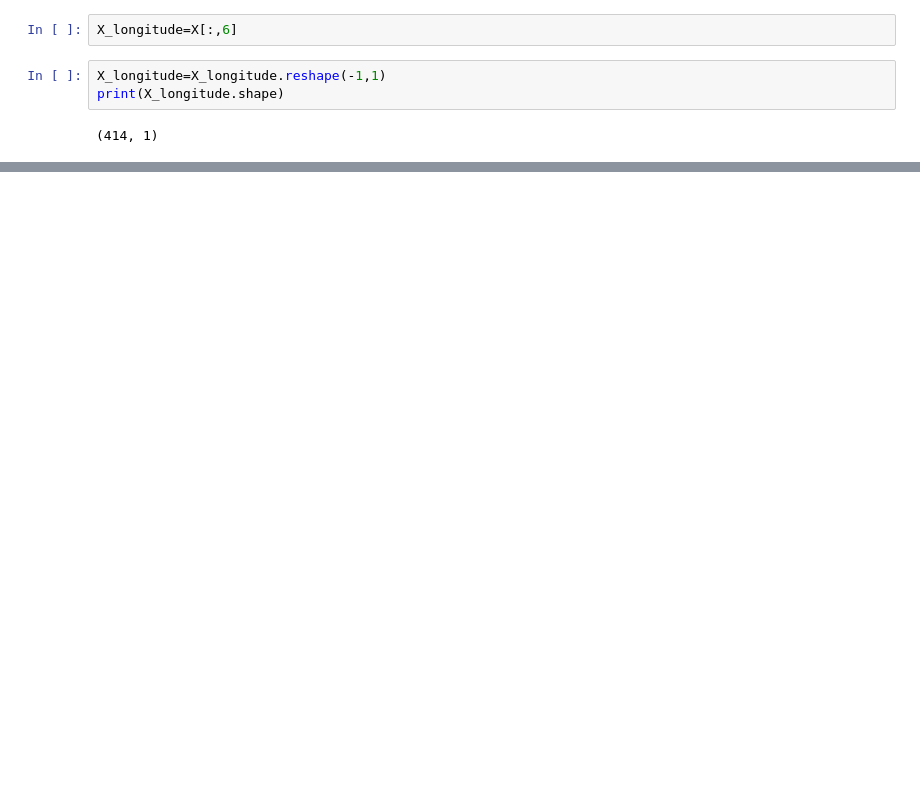
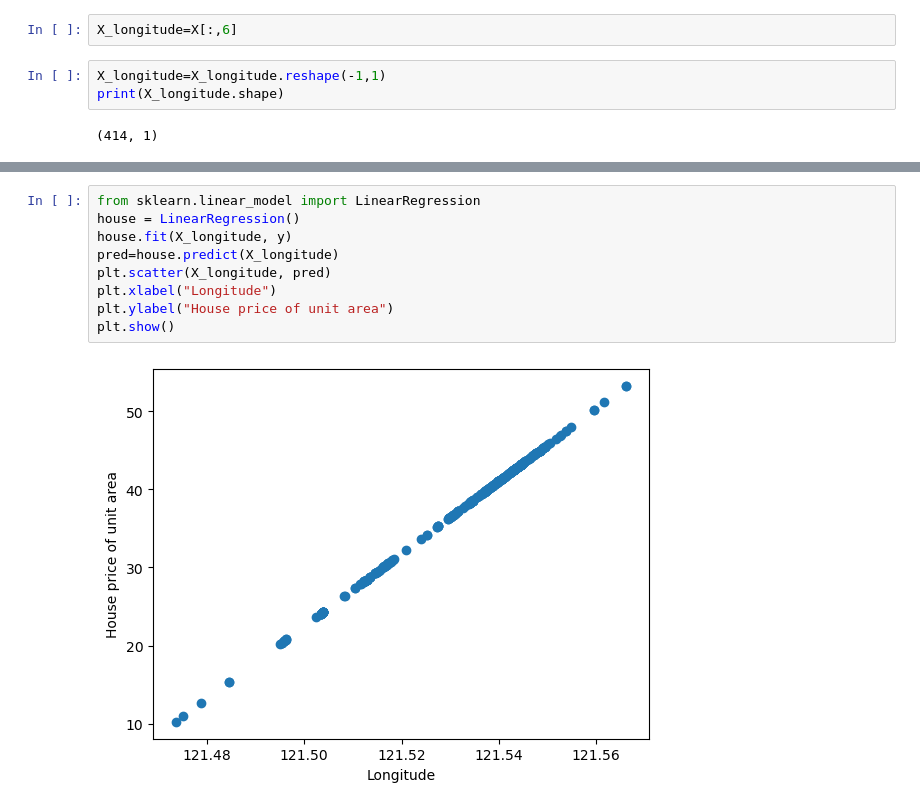
Before and after one commit to Amir-Baddour/real-estate-price-prediction, a Jupyter notebook: house.ipynb, the cells around one changed output, grey strips where cells are left out. Drawn from its saved outputs; the diff is of its cells as text; blank space fills up the shorter version.

```diff
--- a/house.ipynb
+++ b/house.ipynb
@@ -40,0 +40,11 @@ ValueError: x and y must be the same size
+# %%
+from sklearn.linear_model import LinearRegression
+house = LinearRegression()
+house.fit(X_longitude, y)
+pred=house.predict(X_longitude)
+plt.scatter(X_longitude, pred)
+plt.xlabel("Longitude")
+plt.ylabel("House price of unit area")
+plt.show()
+# %% [output]
+[figure, added]
```
Also changed, not shown: parts of 6 cells of this notebook.
